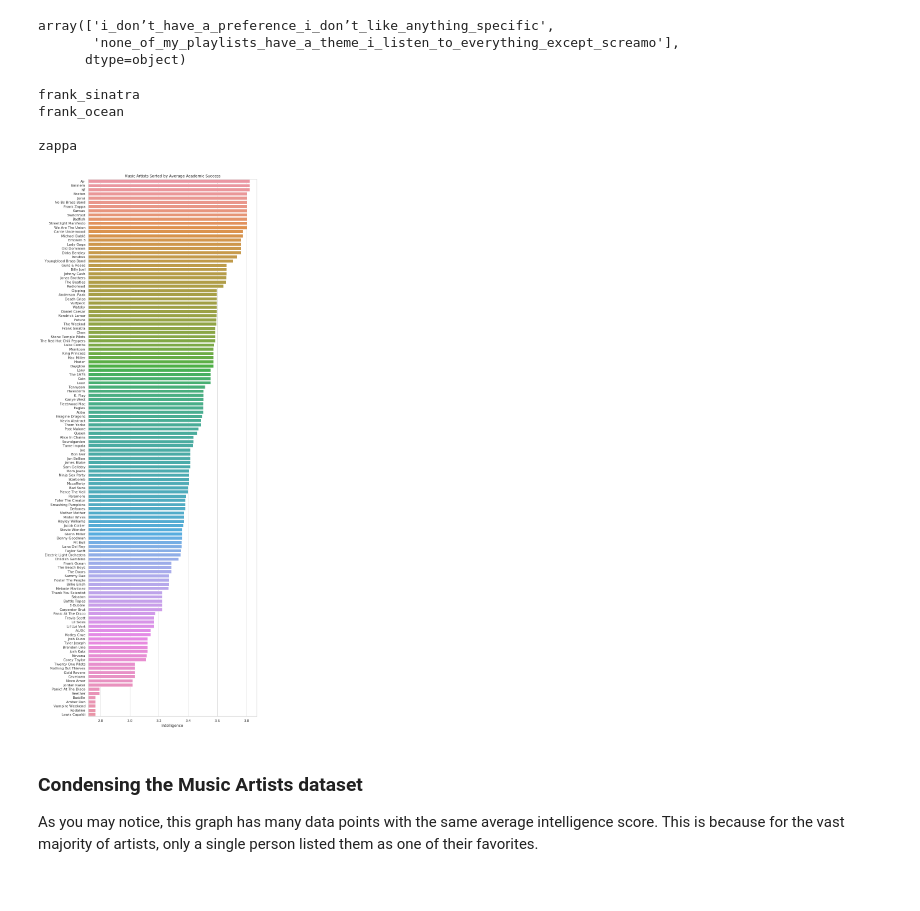
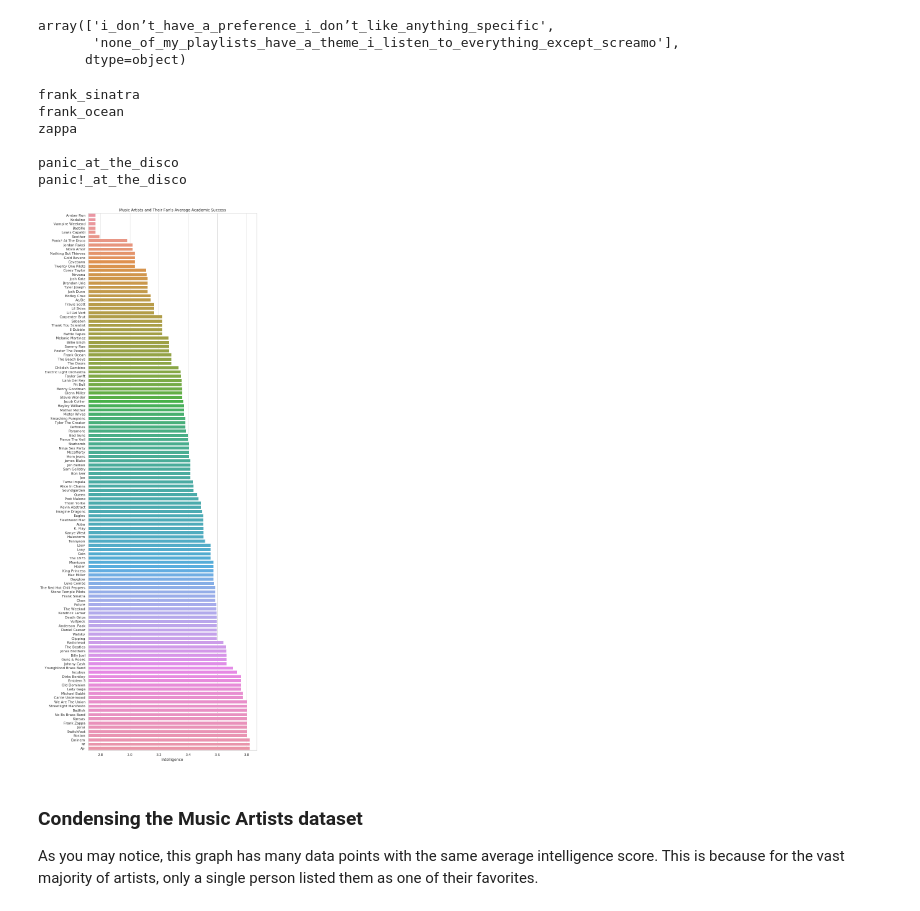
Before and after one commit to dennisfarmer/Factors-of-Academic-Success, a Jupyter notebook: eda_Music_Artists.ipynb, the cells around one changed output. Drawn from its saved outputs; the diff is of its cells as text; code cells hidden in the pictures.

Commit message:
Finished(?) Music Artists

```diff
--- a/eda_Music_Artists.ipynb
+++ b/eda_Music_Artists.ipynb
@@ -143,6 +143,7 @@ array(['i_don’t_have_a_preference_i_don’t_like_anything_specific',
       dtype=object)
 # %%
 fav_music_artists.rename(columns={'and_kanye_west':'kanye_west',
+                                  'panic_at_the_disco':'panic_at_the_disco', # fix to :'panic!_at_the_disco' with df.any()
                                   'i_don’t_have_a_preference_i_don’t_like_anything_specific':'',
                                   'none_of_my_playlists_have_a_theme_i_listen_to_everything_except_screamo':'',
                                   'i_have_none':'',
@@ -158,18 +159,24 @@ def search_columns(df, query):
             print(i)
 
 search_columns(fav_music_artists, 'frank')
+search_columns(fav_music_artists, 'zappa')
 print()
-search_columns(fav_music_artists, 'zappa')
+search_columns(fav_music_artists, 'panic')
 # %% [output]
 frank_sinatra
 frank_ocean
+zappa
 
-zappa
+panic_at_the_disco
+panic!_at_the_disco
 # %%
 #No preexisting 'frank_zappa', so no need to combine
 #fav_music_artists['frank_zappa'] = fav_music_artists[['frank_zappa', 'zappa']].any(axis=1)
 fav_music_artists.rename(columns={'zappa':'frank_zappa'}, inplace=True)
+
+fav_music_artists['panic!_at_the_disco'] = fav_music_artists[['panic!_at_the_disco', 'panic_at_the_disco']].any(axis=1)
 # %%
+fav_music_artists.drop('panic_at_the_disco', axis=1, inplace=True)
 fav_music_artists.drop("", axis=1, inplace=True)
 # %%
 def get_avg_i_scores(dataframe, dummy):
@@ -185,13 +188,17 @@ data.columns = ["artist_name", "avg_i_score"]
 # %%
+data = get_avg_i_scores(surveydata,fav_music_artists)
+data = pd.DataFrame(data.sort_values(ascending=True)).reset_index(level=0)
+data.columns = ["artist_name", "avg_i_score"]
+
 fig, ax = plt.subplots(figsize=(figsize[0],25))
 sns.barplot(ax=ax,data=data, x='avg_i_score', y='artist_name')
 
-ax.set(title="Music Artists Sorted by Average Academic Success", xlim=(data['avg_i_score'].min()-.05,data['avg_i_score'].max()+.05), ylabel='', xlabel="Intelligence")
+ax.set(title="Music Artists and Their Fan's Average Academic Success", xlim=(data['avg_i_score'].min()-.05,data['avg_i_score'].max()+.05), ylabel='', xlabel="Intelligence")
 plt.yticks(np.arange(data.shape[0]), data['artist_name'].str.replace('_',' ').str.title())
 plt.savefig("Graphs/MusicArtistsBefore.png")
 plt.show()
 # %% [output]
-[figure, old version]
+[figure, new version]
 # %% [markdown]
 ### Condensing the Music Artists dataset
 As you may notice, this graph has many data points with the same average intelligence score. This is because for the vast majority of artists, only a single person listed them as one of their favorites.
```
Also changed, not shown: parts of 16 cells of this notebook, 5 other files.
